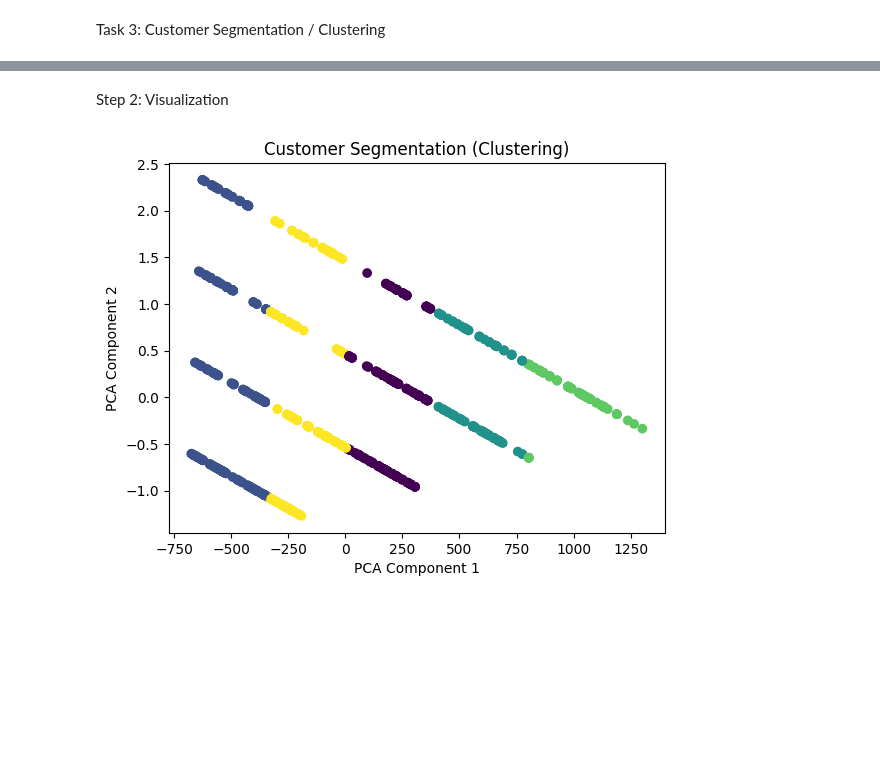
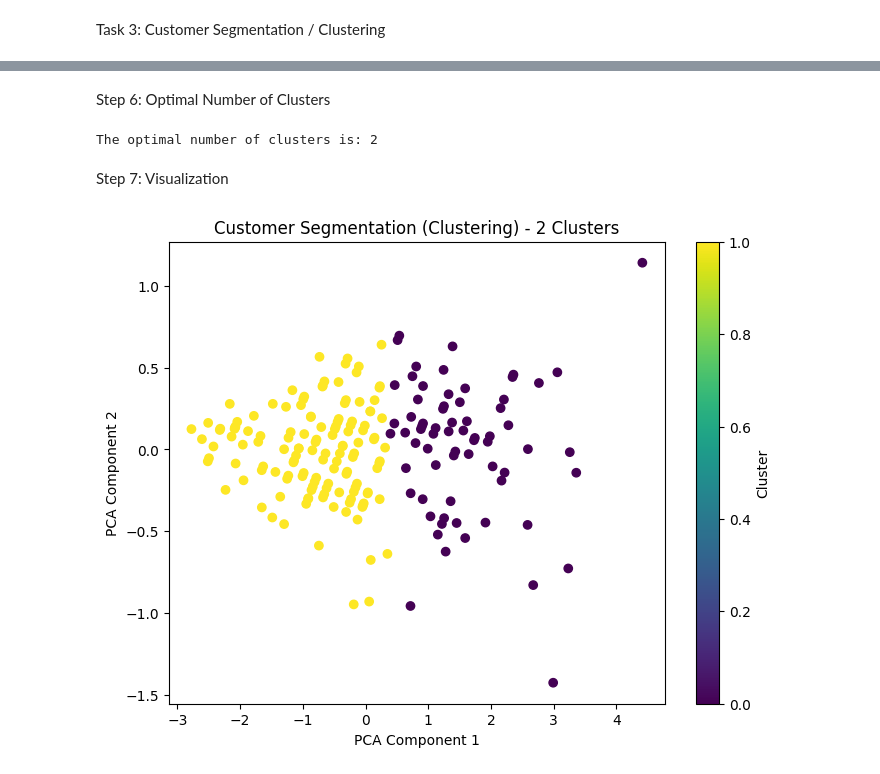
Before and after one commit to simran1002/eCommerce-Transactions-Dataset, a Jupyter notebook: Simran_Yadav_Clustering.ipynb, the cells around one changed output, grey strips where cells are left out. Saved outputs shown, nothing was run; the diff lists cells and outputs as text; code cells hidden in the pictures; blank space fills up the shorter version.

Commit message:
Modified the clustering

```diff
--- a/Simran_Yadav_Clustering.ipynb
+++ b/Simran_Yadav_Clustering.ipynb
@@ -55,18 +116,55 @@ Davies-Bouldin Index: 0.488338772202037
+# %% [markdown]
+Step 6: Optimal Number of Clusters
+# %%
+from sklearn.preprocessing import StandardScaler
+from sklearn.cluster import KMeans
+from sklearn.metrics import davies_bouldin_score
+import numpy as np
+
+numerical_features = customer_transactions[['TotalValue', 'Quantity']]
+
+scaler = StandardScaler()
+scaled_features = scaler.fit_transform(numerical_features)
+
+db_indexes = []
+
+for n_clusters in range(2, 11):
+    kmeans = KMeans(n_clusters=n_clusters, random_state=42)
+    clusters = kmeans.fit_predict(scaled_features)
+
+    db_index = davies_bouldin_score(scaled_features, clusters)
+    db_indexes.append(db_index)
+
+    customer_transactions[f'Cluster_{n_clusters}'] = clusters
+
+if db_indexes:
+    optimal_n_clusters = np.argmin(db_indexes) + 2  # Add 2 because range starts from 2
+    print(f"The optimal number of clusters is: {optimal_n_clusters}")
+else:
+    print("DB Index list is empty. Please check the clustering process.")
+# %% [output]
+The optimal number of clusters is: 2
 # %% [markdown]
-Step 2: Visualization
+Step 7: Visualization
 # %%
+from sklearn.preprocessing import StandardScaler
+from sklearn.decomposition import PCA
 import matplotlib.pyplot as plt
-from sklearn.decomposition import PCA
 
-# Perform PCA to reduce dimensionality for visualization
+numerical_features = customer_transactions[['TotalValue', 'Quantity']]
+
+scaler = StandardScaler()
+scaled_features = scaler.fit_transform(numerical_features)
+
 pca = PCA(n_components=2)
-pca_components = pca.fit_transform(clustering_data)
+pca_components = pca.fit_transform(scaled_features)
 
-# Scatter plot for customer segmentation
-plt.scatter(pca_components[:, 0], pca_components[:, 1], c=customer_transactions['Cluster'], cmap='viridis')
-plt.title('Customer Segmentation (Clustering)')
+plt.figure(figsize=(8, 6))
+plt.scatter(pca_components[:, 0], pca_components[:, 1], c=customer_transactions[f'Cluster_{optimal_n_clusters}'], cmap='viridis')
+plt.title(f'Customer Segmentation (Clustering) - {optimal_n_clusters} Clusters')
 plt.xlabel('PCA Component 1')
 plt.ylabel('PCA Component 2')
+plt.colorbar(label='Cluster')
 plt.show()
 # %% [output]
-[figure, old version]
+[figure, new version]
```
Also changed, not shown: parts of 11 cells of this notebook.
